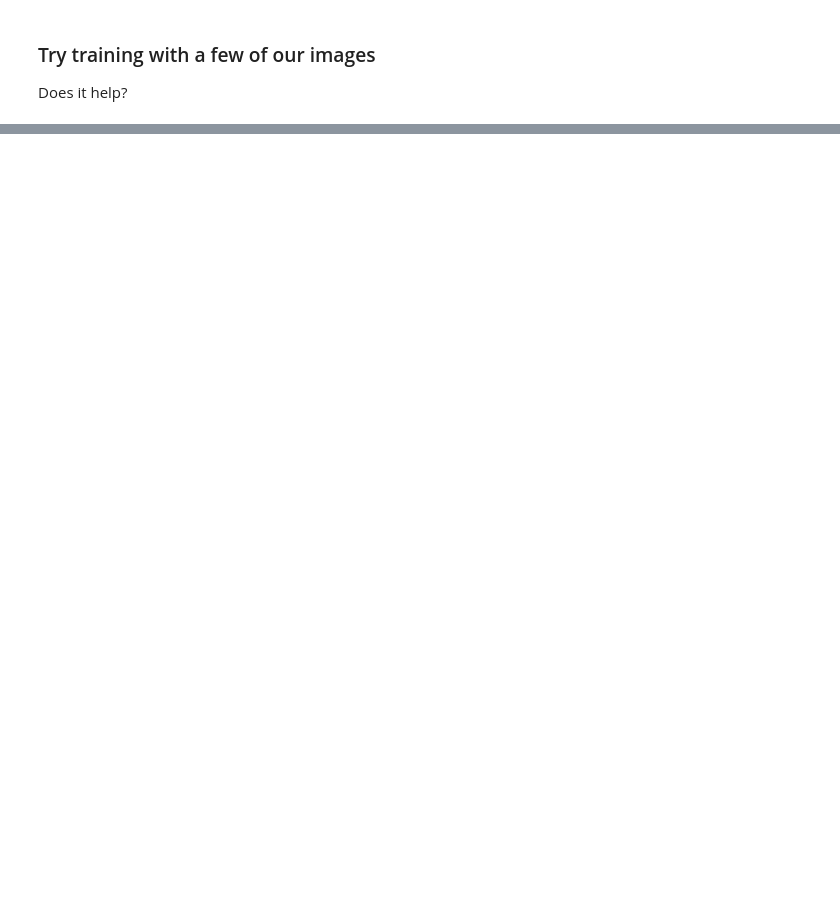
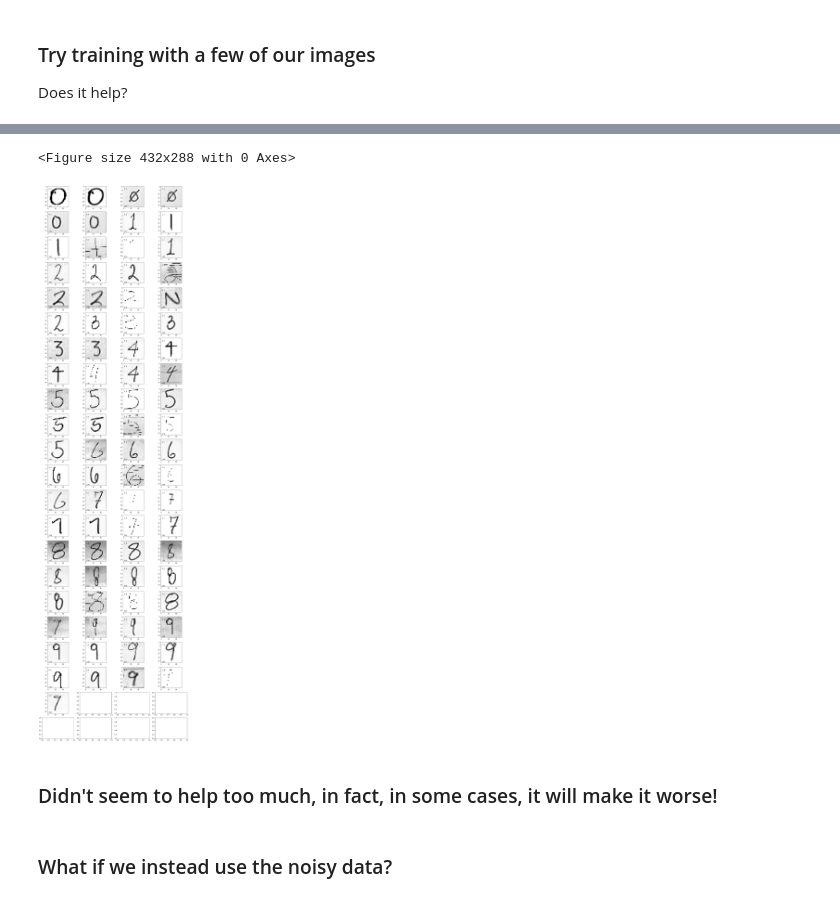
Before and after one commit to snifflesnrumjum/ocng_669_mnist, a Jupyter notebook: MNIST Classifier class.ipynb, the cells around one changed output, grey strips where cells are left out. Drawn from its saved outputs; the diff is of its cells as text; code cells hidden in the pictures; blank space fills up the shorter version.

```diff
--- a/MNIST Classifier class.ipynb
+++ b/MNIST Classifier class.ipynb
@@ -206,0 +453,13 @@ plt.tight_layout()
+# %%
+input_photos = keras.preprocessing.image.ImageDataGenerator(preprocessing_function = edit_photo,
+                                                            width_shift_range = 1,
+                                                            height_shift_range = 1,
+                                                            rotation_range = 1,
+                                                            )
+training_photos = input_photos.flow(training_data_images.reshape(-1, 28, 28, 1)/255., training_data_targets)
+# %%
+model.fit(training_photos,
+          epochs=5,
+          validation_data = (test_data[0].reshape(-1, 28, 28, 1)/255., test_data[1]),
+          validation_steps = int(10000/32),
+         )
@@ -206,0 +478,7 @@ plt.tight_layout()
+# %%
+photos.reset()
+photos_targets = photos.classes.copy()
+predictions = model.predict_generator(photos)
+#Y_pred = model.predict(test_data[0][:].reshape(-1, 28, 28, 1)/255.)
+y_pred = np.argmax(predictions, axis=1)
+print(classification_report(photos_targets, y_pred))
@@ -206,0 +502,20 @@ plt.tight_layout()
+# %%
+fig = plt.figure()
+fig = plt.subplots(22, 4, figsize=(15,55))
+photos.reset()
+
+for idx, indiv_number in enumerate(predictions):
+    plt.subplot(22,4,idx+1)
+    temp = photos.next()
+    plt.imshow(temp[0].reshape(28,28), cmap = 'gray_r')
+    plt.annotate('{}, {}'.format(np.argmax(indiv_number), photos.classes[idx]), (1,4))
+    plt.annotate('{:2.2f}'.format(indiv_number[np.argmax(indiv_number)]), (1,27))
+
+plt.tight_layout()
+# %% [output]
+<Figure size 432x288 with 0 Axes>
+[figure, added]
+# %% [markdown]
+### Didn't seem to help too much, in fact, in some cases, it will make it worse!
+# %% [markdown]
+### What if we instead use the noisy data?
```
Also changed, not shown: parts of 43 cells of this notebook.
